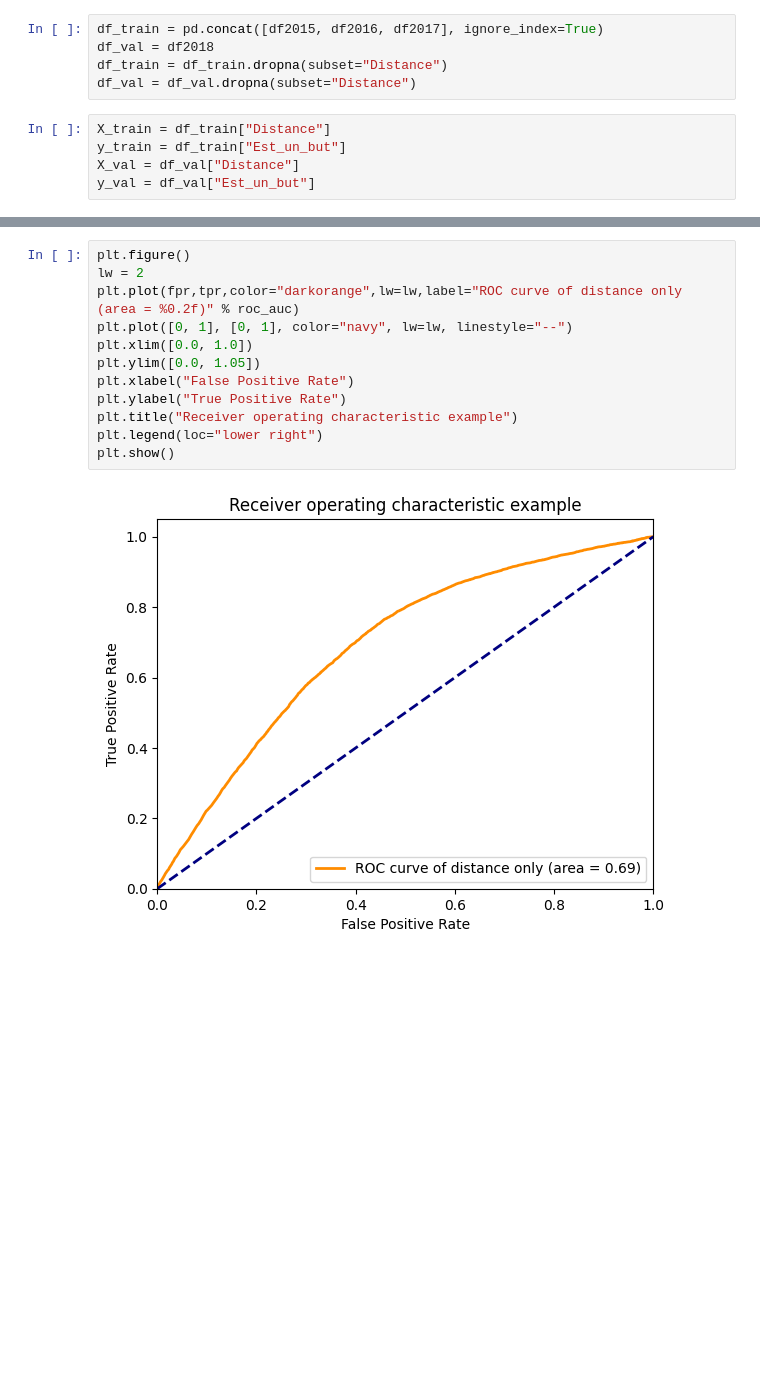
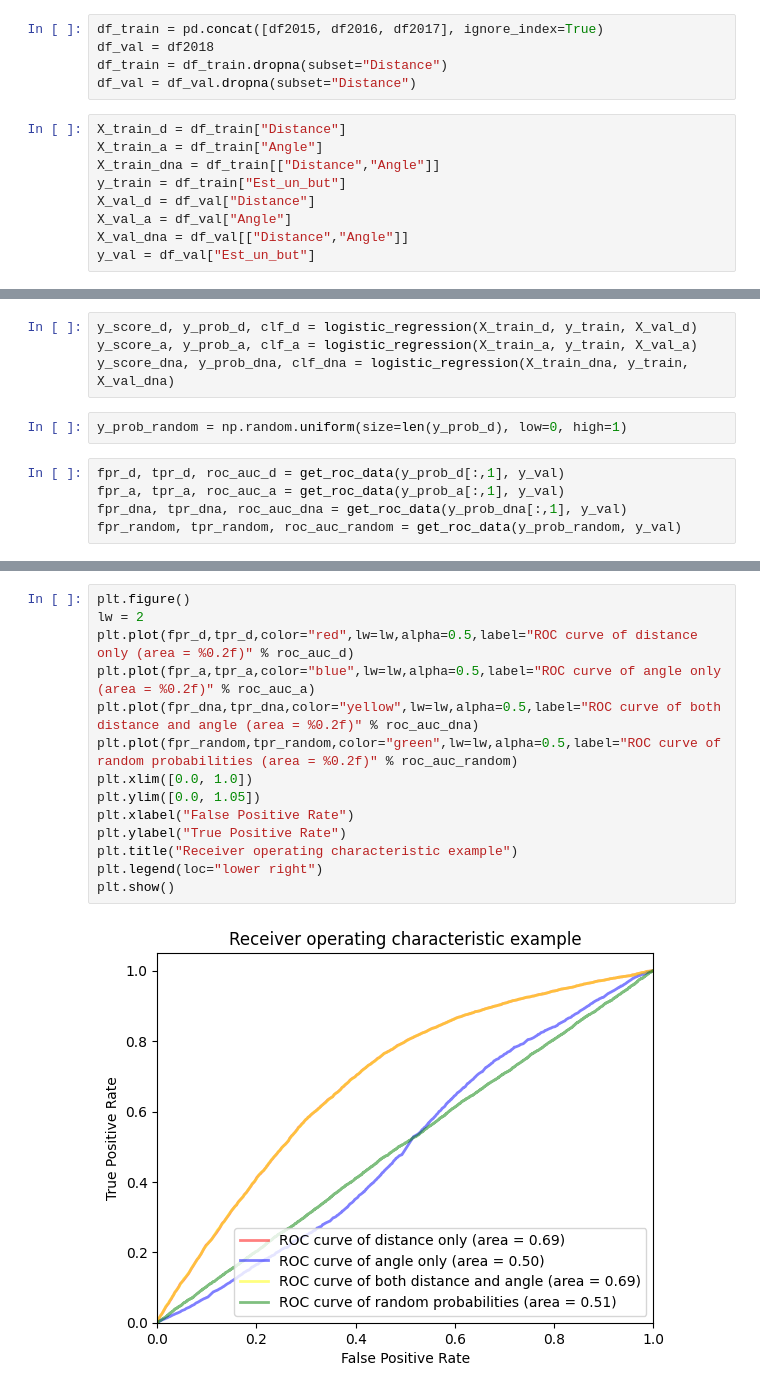
Before and after one commit to teylouniseif/ift-6758-a22, a Jupyter notebook: q3_notebook.ipynb, the cells around one changed output, grey strips where cells are left out. Saved outputs shown, nothing was run; the diff lists cells and outputs as text; blank space fills up the shorter version.

```diff
--- a/q3_notebook.ipynb
+++ b/q3_notebook.ipynb
@@ -20,7 +21,11 @@ df_val = df2018
 df_train = df_train.dropna(subset="Distance")
 df_val = df_val.dropna(subset="Distance")
 # %%
-X_train = df_train["Distance"]
+X_train_d = df_train["Distance"]
+X_train_a = df_train["Angle"]
+X_train_dna = df_train[["Distance","Angle"]]
 y_train = df_train["Est_un_but"]
-X_val = df_val["Distance"]
+X_val_d = df_val["Distance"]
+X_val_a = df_val["Angle"]
+X_val_dna = df_val[["Distance","Angle"]]
 y_val = df_val["Est_un_but"]
@@ -32,0 +32,11 @@ perc, perc_values, num_goals = get_percentile_goal_chance(y_prob[:,1], y_val)
+# %%
+y_score_d, y_prob_d, clf_d = logistic_regression(X_train_d, y_train, X_val_d)
+y_score_a, y_prob_a, clf_a = logistic_regression(X_train_a, y_train, X_val_a)
+y_score_dna, y_prob_dna, clf_dna = logistic_regression(X_train_dna, y_train, X_val_dna)
+# %%
+y_prob_random = np.random.uniform(size=len(y_prob_d), low=0, high=1)
+# %%
+fpr_d, tpr_d, roc_auc_d = get_roc_data(y_prob_d[:,1], y_val)
+fpr_a, tpr_a, roc_auc_a = get_roc_data(y_prob_a[:,1], y_val)
+fpr_dna, tpr_dna, roc_auc_dna = get_roc_data(y_prob_dna[:,1], y_val)
+fpr_random, tpr_random, roc_auc_random = get_roc_data(y_prob_random, y_val)
@@ -33,17 +48,19 @@ perc, perc_values, num_goals = get_percentile_goal_chance(y_prob[:,1], y_val)
 # %%
 plt.figure()
 lw = 2
-plt.plot(fpr,tpr,color="darkorange",lw=lw,label="ROC curve of distance only (area = %0.2f)" % roc_auc)
-plt.plot([0, 1], [0, 1], color="navy", lw=lw, linestyle="--")
+plt.plot(fpr_d,tpr_d,color="red",lw=lw,alpha=0.5,label="ROC curve of distance only (area = %0.2f)" % roc_auc_d)
+plt.plot(fpr_a,tpr_a,color="blue",lw=lw,alpha=0.5,label="ROC curve of angle only (area = %0.2f)" % roc_auc_a)
+plt.plot(fpr_dna,tpr_dna,color="yellow",lw=lw,alpha=0.5,label="ROC curve of both distance and angle (area = %0.2f)" % roc_auc_dna)
+plt.plot(fpr_random,tpr_random,color="green",lw=lw,alpha=0.5,label="ROC curve of random probabilities (area = %0.2f)" % roc_auc_random)
 plt.xlim([0.0, 1.0])
 plt.ylim([0.0, 1.05])
 plt.xlabel("False Positive Rate")
 plt.ylabel("True Positive Rate")
 plt.title("Receiver operating characteristic example")
 plt.legend(loc="lower right")
 plt.show()
 # %% [output]
-[figure, old version]
+[figure, new version]
 # %%
 plt.figure()
 lw = 2
```
Also changed, not shown: parts of 14 cells of this notebook, 1 other file.
